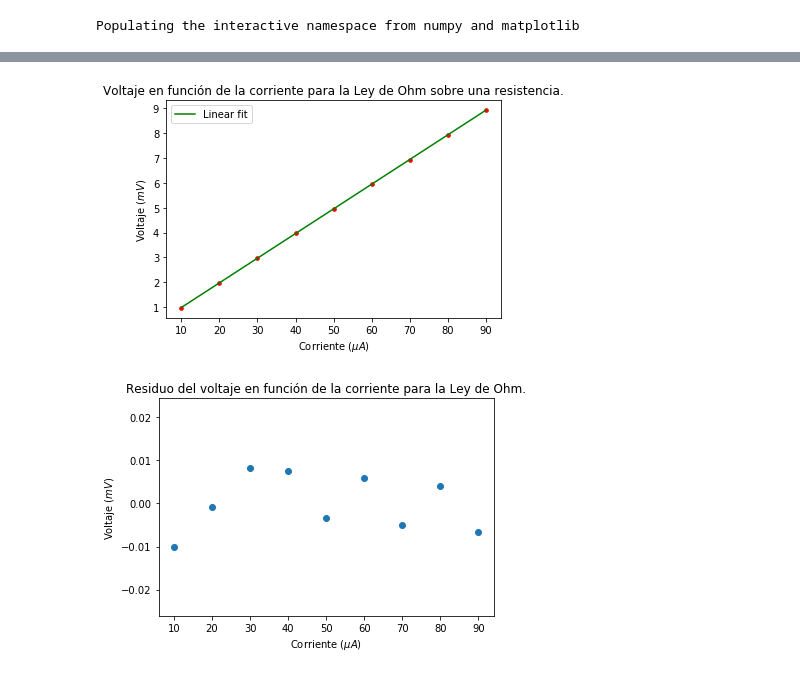
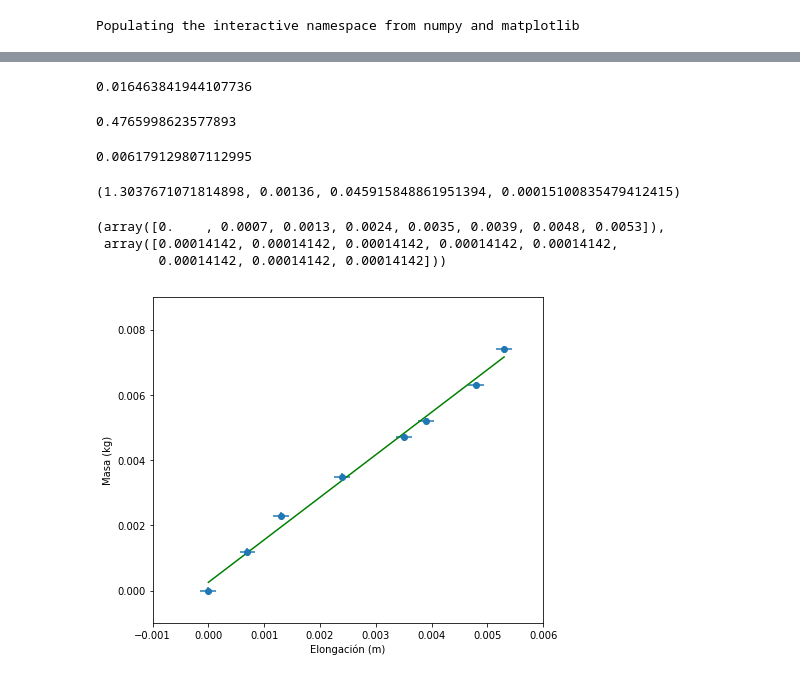
Before and after one commit to SantiagoBeltran/Tarea3FE, a Jupyter notebook: Ejercicio53Intermedio.ipynb, the cells around one changed output, grey strips where cells are left out. Saved outputs shown, nothing was run; the diff lists cells and outputs as text; code cells hidden in the pictures.

```diff
--- a/Ejercicio53Intermedio.ipynb
+++ b/Ejercicio53Intermedio.ipynb
@@ -30,0 +63,3 @@ m=pendiente(x,y)
+# %%
+m=pendiente(B_inv,T2)
+m
@@ -40,0 +117,5 @@ def residuo(x,y,m,c):
+# %%
+a_CU=alpha_CU(B_inv,T2)
+a_CU
+# %% [output]
+0.016463841944107736
@@ -41,21 +126,53 @@ def residuo(x,y,m,c):
+# %%
+mu=4*pi**2*MI/m
+mu
+# %% [output]
+0.4765998623577893
+# %%
+dmu=4*pi**2*MI*a_M/(m**2)
+dmu
+# %% [output]
+0.006179129807112995
+# %%
+masa=np.array([0
+,0.0012
+,0.0023
+,0.0035
+,0.0047
+,0.0052
+,0.0063
+,0.0074
+])
+z=np.array([0
+,0.0007,0.0013,0.0024,0.0035,0.0039,0.0048,0.0053
+
+])
+# %%
+m=pendiente(z,masa)
+c=intercepto(z,masa)
+a_M=alpha_M(z,masa)
+a_c=alpha_C(z,masa)
+m,a,a_M,a_c
+# %% [output]
+(1.3037671071814898, 0.00136, 0.045915848861951394, 0.00015100835479412415)
+# %%
+dz=np.sqrt(2)*0.0001*np.ones(len(z))
+dmasa=0.0001*np.ones(len(z))
+z,dz
+# %% [output]
+(array([0.    , 0.0007, 0.0013, 0.0024, 0.0035, 0.0039, 0.0048, 0.0053]),
+ array([0.00014142, 0.00014142, 0.00014142, 0.00014142, 0.00014142,
+        0.00014142, 0.00014142, 0.00014142]))
 # %%
-plt.figure()
-plt.scatter(x,y, s=13, c="red")
-plt.plot(x, func(x,m,c), c="green", label="Linear fit")
+plt.figure(figsize=[7,6])
+plt.scatter(z,masa, s=13, c="red")
+plt.plot(z, func(z,m,c), c="green")
 #plt.errorbar(x,y, yerr=0.01*np.ones(len(x)))
-plt.xlabel("Corriente ($\mu A$)")
-plt.ylabel("Voltaje ($mV$)")
-plt.title("Voltaje en función de la corriente para la Ley de Ohm sobre una resistencia.")
-plt.legend()
-plt.savefig("VoltajeVsCorriente.png")
+plt.xlabel("Elongación (m)")
+plt.ylabel("Masa (kg)")
+plt.xlim(-0.001,0.006)
+plt.ylim(-0.001,0.009)
+errorbar(z, masa, xerr=dz, yerr=dmasa, fmt="o")
+plt.savefig("constanteResorte.png")
 # %% [output]
-[figure, old version]
+[figure, new version]
-# %%
-plt.figure()
-plt.scatter(x, residuo(x,y,m,c))
-plt.xlabel("Corriente ($\mu A$)")
-plt.ylabel("Voltaje ($mV$)")
-plt.title("Residuo del voltaje en función de la corriente para la Ley de Ohm.")
-plt.savefig("ResiduoVoltaje.png")
-# %% [output]
-[figure, removed]
```
Also changed, not shown: parts of 27 cells of this notebook, 6 other files.
